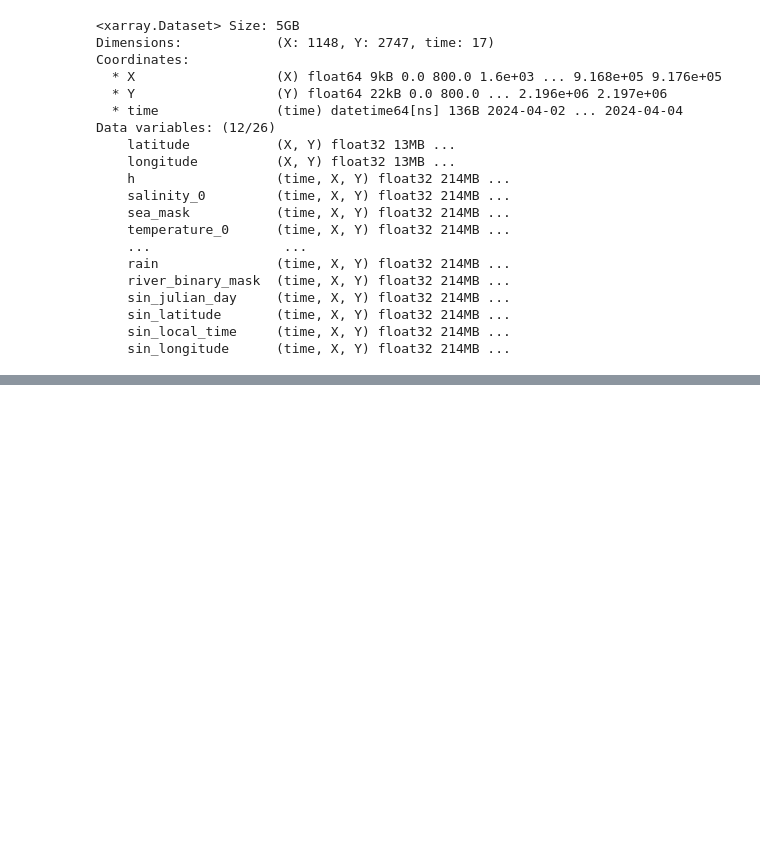
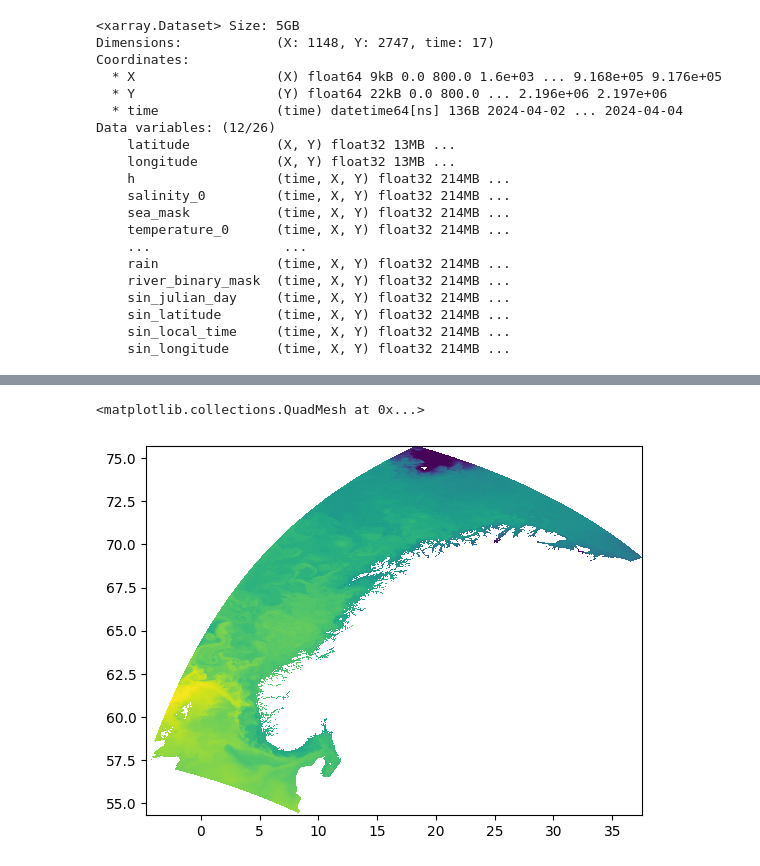
Before and after one commit to metno/ocean-ai, a Jupyter notebook: plot/waffling.ipynb, the cells around one changed output, grey strips where cells are left out. Saved outputs shown, nothing was run; the diff lists cells and outputs as text; code cells hidden in the pictures; blank space fills up the shorter version.

```diff
--- a/plot/waffling.ipynb
+++ b/plot/waffling.ipynb
@@ -15,8 +15,8 @@ import cartopy
 # %%
 inference_path = '/lustre/storeB/project/fou/hi/foccus/malene/run-anemoi-ocean/ppi/external_checkpoint_inference/Inference_res/2024-04-02_.ckpt_e010_s020000.nc'
 
-df = xr.open_dataset(inference_path)
-df
+dfi = xr.open_dataset(inference_path)
+dfi
 # %% [output]
 <xarray.Dataset> Size: 5GB
 Dimensions:            (X: 1148, Y: 2747, time: 17)
@@ -123,0 +117,5 @@ def results_absolute_val_animation(file_path, variable1, variable2, dir, frame,
+# %%
+#Importing norkyst as well
+path = '/lustre/storeB/project/fou/hi/roms_hindcast/norkyst_v3/sdepth/2024/04'
+fname = '/norkyst800-20240402.nc'
+dfn = xr.open_dataset(path + fname).isel(s_rho = -1)
@@ -123,0 +142,9 @@ def results_absolute_val_animation(file_path, variable1, variable2, dir, frame,
+# %%
+#see how it works to compare temp, salinity, zeta and ocean currents maybe?
+#1. Temperature
+temp_i = dfi['temperature_0'].isel(time = 0)
+temp_n = dfn['temperature']
+plt.pcolormesh(temp_n.lon, temp_n.lat, temp_n.values[0,:,:])
+# %% [output]
+<matplotlib.collections.QuadMesh at 0x...>
+[figure, added]
```
Also changed, not shown: parts of 6 cells of this notebook, 2 other files.
